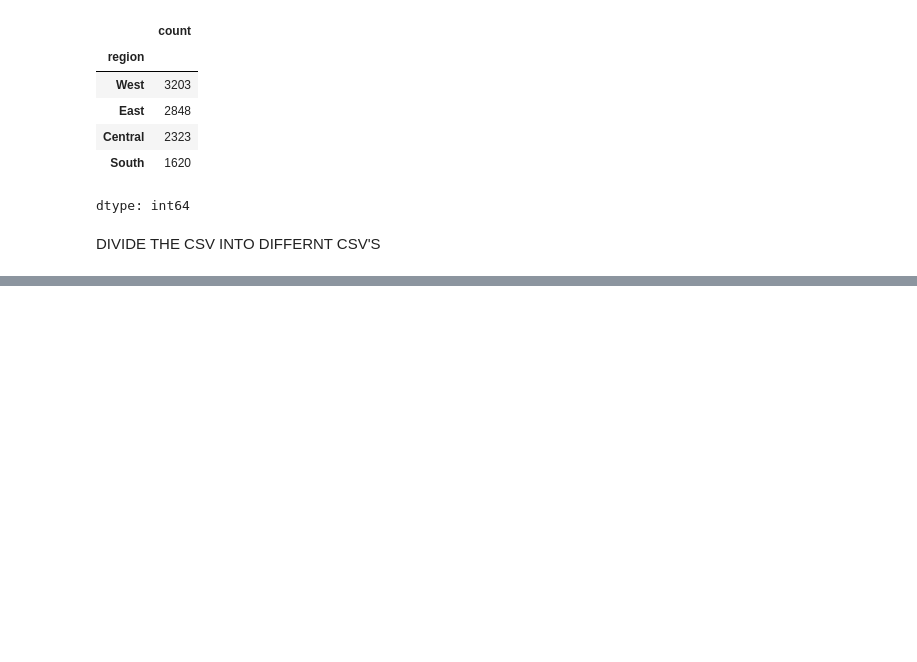
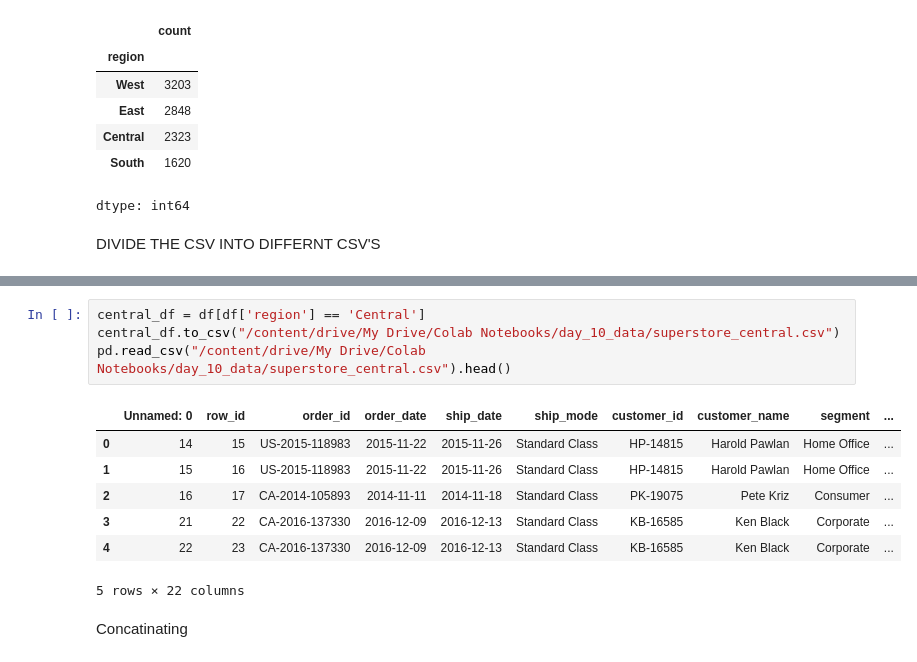
Before and after one commit to Sru-j/Linux, a Jupyter notebook: data_load_url.ipynb, the cells around one changed output, grey strips where cells are left out. Saved outputs shown, nothing was run; the diff lists cells and outputs as text; blank space fills up the shorter version.

```diff
--- a/data_load_url.ipynb
+++ b/data_load_url.ipynb
@@ -383,0 +425,14 @@ DIVIDE THE CSV INTO DIFFERNT CSV'S
+# %%
+central_df = df[df['region'] == 'Central']
+central_df.to_csv("/content/drive/My Drive/Colab Notebooks/day_10_data/superstore_central.csv")
+pd.read_csv("/content/drive/My Drive/Colab Notebooks/day_10_data/superstore_central.csv").head()
+# %% [output]
+|  | Unnamed: 0 | row_id | order_id | order_date | ship_date | ship_mode | customer_id | customer_name | segment | ... |
+| 0 | 14 | 15 | US-2015-118983 | 2015-11-22 | 2015-11-26 | Standard Class | HP-14815 | Harold Pawlan | Home Office | ... |
+| 1 | 15 | 16 | US-2015-118983 | 2015-11-22 | 2015-11-26 | Standard Class | HP-14815 | Harold Pawlan | Home Office | ... |
+| 2 | 16 | 17 | CA-2014-105893 | 2014-11-11 | 2014-11-18 | Standard Class | PK-19075 | Pete Kriz | Consumer | ... |
+| 3 | 21 | 22 | CA-2016-137330 | 2016-12-09 | 2016-12-13 | Standard Class | KB-16585 | Ken Black | Corporate | ... |
+| 4 | 22 | 23 | CA-2016-137330 | 2016-12-09 | 2016-12-13 | Standard Class | KB-16585 | Ken Black | Corporate | ... |
+5 rows × 22 columns
+# %% [markdown]
+Concatinating
```
Also changed, not shown: parts of 4 cells of this notebook.
